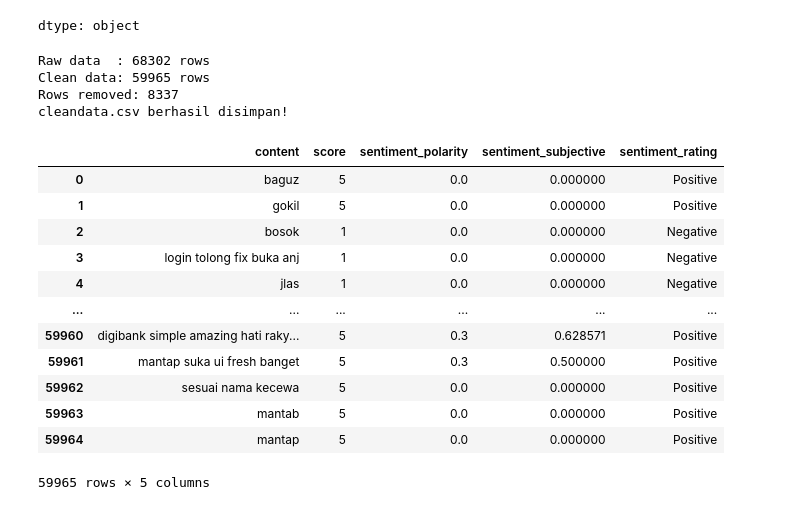
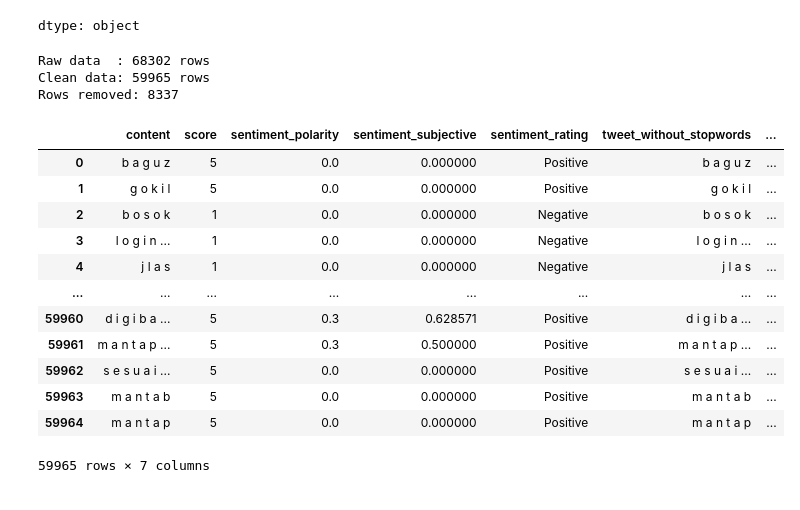
Before and after one commit to abyansyah052/NLP-1, a Jupyter notebook: Week2&3_Assignment/Tugas1A.ipynb, the cells around one changed output. Drawn from its saved outputs; the diff is of its cells as text; code cells hidden in the pictures.

```diff
--- a/Week2&3_Assignment/Tugas1A.ipynb
+++ b/Week2&3_Assignment/Tugas1A.ipynb
@@ -99,3 +99,20 @@ Loaded: (68302, 4)
 | 2 | Pengguna Google | 1 | 2026-03-30 17:03:43 | bosok |
 | 3 | Pengguna Google | 1 | 2026-03-30 16:34:13 | nggak bisa login, tolong di fix l... |
 | 4 | Pengguna Google | 1 | 2026-03-30 16:33:21 | apk gk jlas |
+# %%
+# TUGAS 2 addition : Feature Engineering dari Raw Content
+
+import string
+df_clean['content'] = df_clean['content'].apply(lambda x: ' '.join(x))
+df_jagorev['wordCount'] = df_jagorev['content'].apply(
+    lambda x: len(str(x).split())
+)
+df_jagorev['uppercaseCharCount'] = df_jagorev['content'].apply(
+    lambda x: sum(1 for c in str(x) if c.isupper())
+)
+df_jagorev['specialCharCount'] = df_jagorev['content'].apply(
+    lambda x: sum(1 for c in str(x) if c in string.punctuation)
+)
+
+df_jagorev[['content', 'score', 'wordCount',
+            'uppercaseCharCount', 'specialCharCount']].head()
@@ -434,35 +458,40 @@ Common words removed: 0
 | 4 | [jlas] |
 dtype: object
 # %%
-#Join Token & Save cleandata.csv
-
+# Join tokens back to string
 df_clean['content'] = df_clean['content'].apply(lambda tokens: ' '.join(tokens))
-
 df_clean = df_clean[df_clean['content'].str.strip() != ''].reset_index(drop=True)
 
+
+df_clean['tweet_without_stopwords'] = df_clean['content']
+df_clean['wordCount_after_stopwords'] = df_clean['content'].apply(
+    lambda x: len(str(x).split())
+)
+
+# Save 2 file
 df_clean.to_csv('cleandata.csv', index=False)
+df_clean.to_csv('df_jagorev_processed.csv', index=False)
 
 print(f"Raw data  : {df_jagorev.shape[0]} rows")
 print(f"Clean data: {df_clean.shape[0]} rows")
 print(f"Rows removed: {df_jagorev.shape[0] - df_clean.shape[0]}")
-print("cleandata.csv berhasil disimpan!")
+
 
 df_clean
 # %% [output]
 Raw data  : 68302 rows
 Clean data: 59965 rows
 Rows removed: 8337
-cleandata.csv berhasil disimpan!
-|  | content | score | sentiment_polarity | sentiment_subjective | sentiment_rating |
-| 0 | baguz | 5 | 0.0 | 0.000000 | Positive |
-| 1 | gokil | 5 | 0.0 | 0.000000 | Positive |
-| 2 | bosok | 1 | 0.0 | 0.000000 | Negative |
-| 3 | login tolong fix buka anj | 1 | 0.0 | 0.000000 | Negative |
-| 4 | jlas | 1 | 0.0 | 0.000000 | Negative |
-| ... | ... | ... | ... | ... | ... |
-| 59960 | digibank simple amazing hati raky... | 5 | 0.3 | 0.628571 | Positive |
-| 59961 | mantap suka ui fresh banget | 5 | 0.3 | 0.500000 | Positive |
-| 59962 | sesuai nama kecewa | 5 | 0.0 | 0.000000 | Positive |
-| 59963 | mantab | 5 | 0.0 | 0.000000 | Positive |
-| 59964 | mantap | 5 | 0.0 | 0.000000 | Positive |
+|  | content | score | sentiment_polarity | sentiment_subjective | sentiment_rating | tweet_without_stopwords | ... |
+| 0 | b a g u z | 5 | 0.0 | 0.000000 | Positive | b a g u z | ... |
+| 1 | g o k i l | 5 | 0.0 | 0.000000 | Positive | g o k i l | ... |
+| 2 | b o s o k | 1 | 0.0 | 0.000000 | Negative | b o s o k | ... |
+| 3 | l o g i n ... | 1 | 0.0 | 0.000000 | Negative | l o g i n ... | ... |
+| 4 | j l a s | 1 | 0.0 | 0.000000 | Negative | j l a s | ... |
+| ... | ... | ... | ... | ... | ... | ... | ... |
+| 59960 | d i g i b a ... | 5 | 0.3 | 0.628571 | Positive | d i g i b a ... | ... |
+| 59961 | m a n t a p ... | 5 | 0.3 | 0.500000 | Positive | m a n t a p ... | ... |
+| 59962 | s e s u a i ... | 5 | 0.0 | 0.000000 | Positive | s e s u a i ... | ... |
+| 59963 | m a n t a b | 5 | 0.0 | 0.000000 | Positive | m a n t a b | ... |
+| 59964 | m a n t a p | 5 | 0.0 | 0.000000 | Positive | m a n t a p | ... |
-59965 rows × 5 columns
+59965 rows × 7 columns
```
Also changed, not shown: parts of 1 cell of this notebook.
